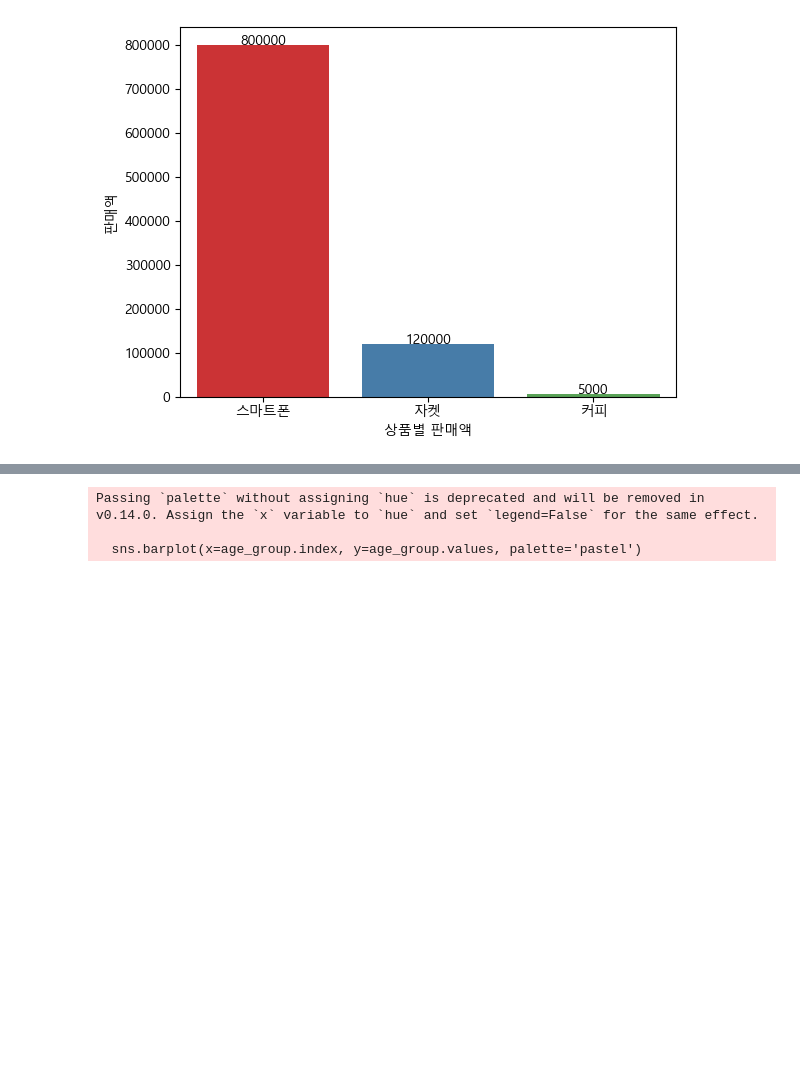
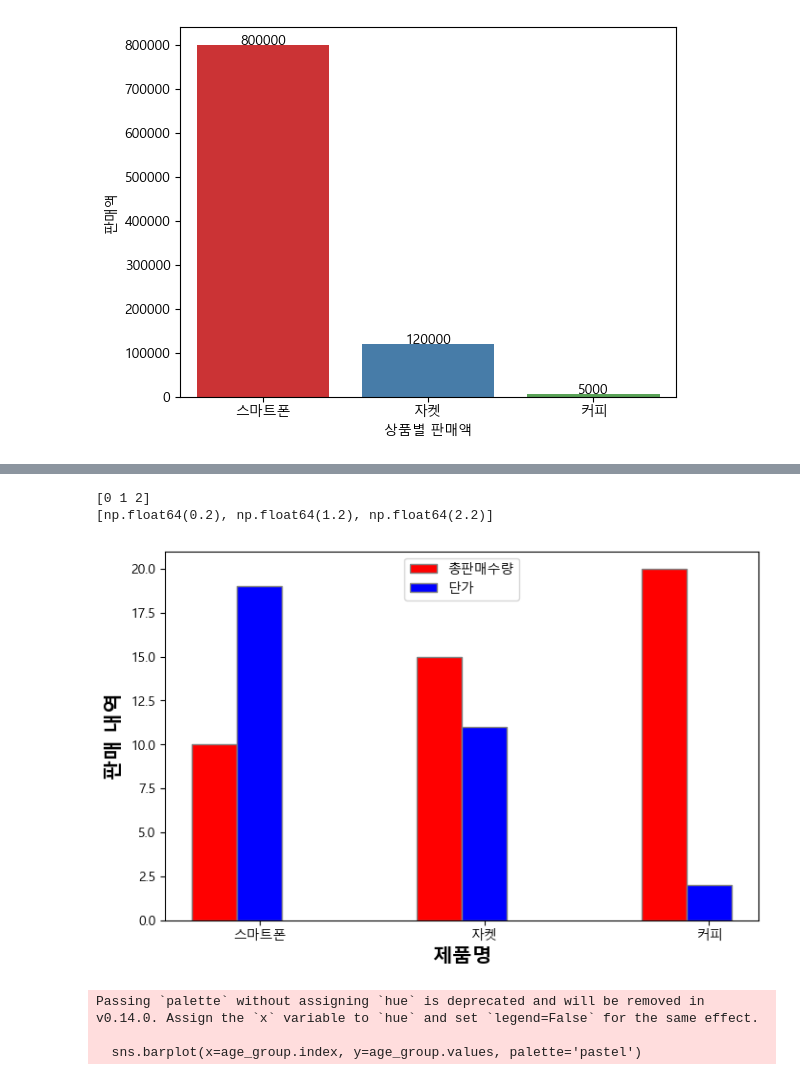
Before and after one commit to KU-WM/Python-Start, a Jupyter notebook: Ch06/04_Practice.ipynb, the cells around one changed output, grey strips where cells are left out. Saved outputs shown, nothing was run; the diff lists cells and outputs as text; code cells hidden in the pictures; blank space fills up the shorter version.

```diff
--- a/Ch06/04_Practice.ipynb
+++ b/Ch06/04_Practice.ipynb
@@ -217,3 +222,42 @@ plt.show()
+# %%
+#3. 인기 상품(상품명) 분석(판매 금액이 높은 상품)
+top_items = df.groupby("ITEM_NAME")["PRICE"].sum().sort_values(ascending=False)
+#plt.figure(figsize=(8, 5))
+#sns.barplot(x=top_items.index, y=top_items.values, palette="coolwarm")
+#plt.xlabel("상품명")
+#plt.ylabel("총 매출액")
+#plt.title("인기상품 분석(총판매금액)")
+#plt.show()
+
+#top_items_sales_count = df.groupby("ITEM_NAME")["PRICE"].count()
+#top_items_unit_price = df.groupby("ITEM_NAME")["PRICE"].mean()
+
+top_items_sales_count = [10, 15, 20]
+top_items_unit_price = [19, 11, 2]
+
+barwidth = 0.2
+br1 = np.arange(len(top_items_sales_count))
+br2 = [x + barwidth for x in br1]
+
+print(br1)
+print(br2)
+
+plt.figure(figsize=(8, 5))
+
+plt.bar(br1, top_items_sales_count, color='r', width = barwidth, edgecolor='grey', label='총판매수량')
+plt.bar(br2, top_items_unit_price, color='b', width = barwidth, edgecolor='grey', label='단가')
+
+plt.xlabel("제품명", fontweight="bold", fontsize=15)
+plt.ylabel("판매 내역", fontweight="bold", fontsize=15)
+
+plt.xticks([r + barwidth for r in range(len(top_items_sales_count))], ['스마트폰', '자켓', '커피'])
+
+plt.legend()
+plt.show()
+# %% [output]
+[0 1 2]
+[np.float64(0.2), np.float64(1.2), np.float64(2.2)]
+[figure, added]
 # %%
 # 고객 연령대별 구매 패턴 분석
 
```
Also changed, not shown: parts of 2 cells of this notebook.
